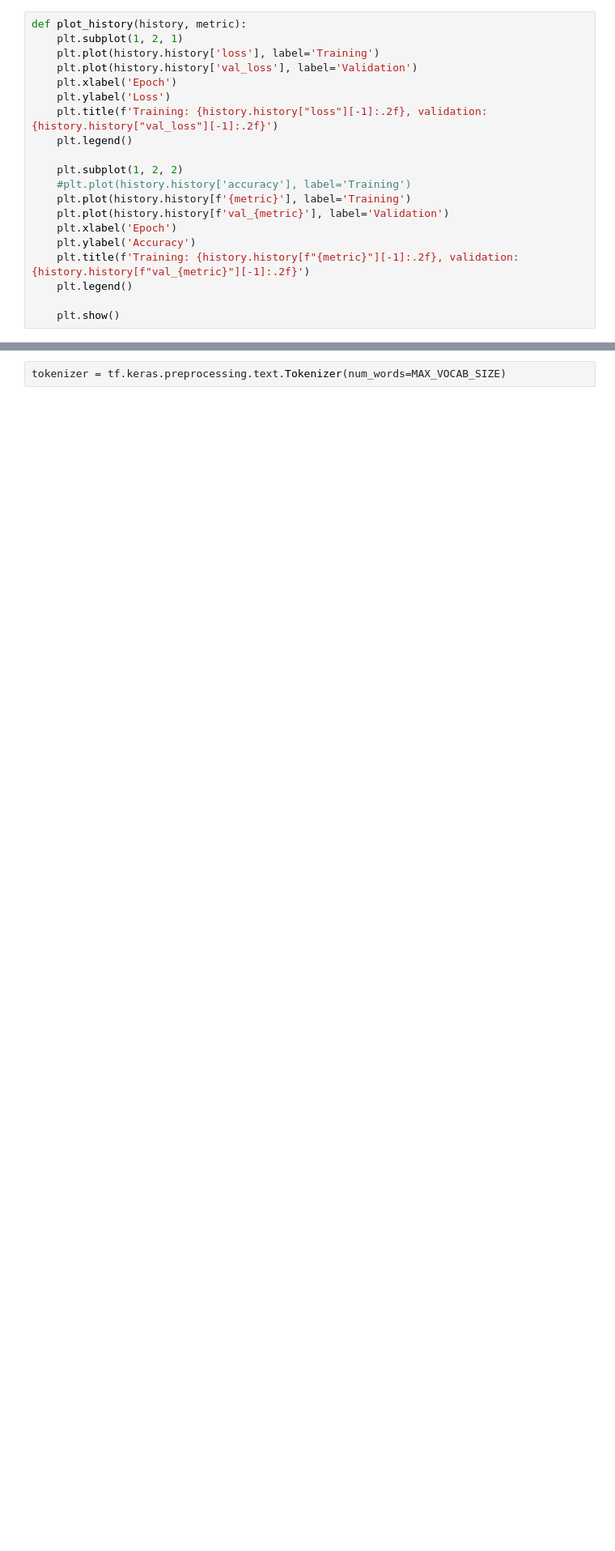
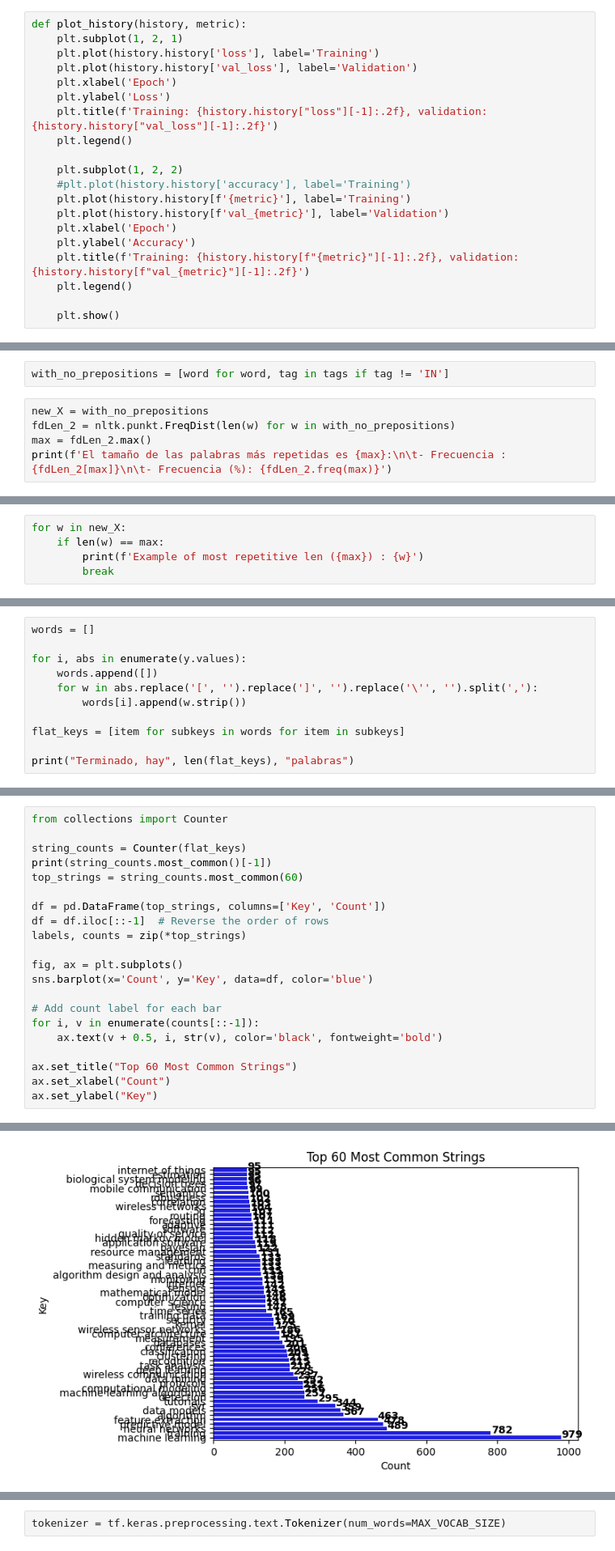
Before and after one commit to blitty-codes/AgentesInteligentes, a Jupyter notebook: neural/classificator.ipynb, the cells around one changed output, grey strips where cells are left out. Shown at 81% size. Saved outputs shown, nothing was run; the diff lists cells and outputs as text; blank space fills up the shorter version.

```diff
--- a/neural/classificator.ipynb
+++ b/neural/classificator.ipynb
@@ -264,0 +315,7 @@ words_df_under3
+# %%
+with_no_prepositions = [word for word, tag in tags if tag != 'IN']
+# %%
+new_X = with_no_prepositions
+fdLen_2 = nltk.punkt.FreqDist(len(w) for w in with_no_prepositions)
+max = fdLen_2.max()
+print(f'El tamaño de las palabras más repetidas es {max}:\n\t- Frecuencia : {fdLen_2[max]}\n\t- Frecuencia (%): {fdLen_2.freq(max)}')
@@ -264,0 +326,5 @@ words_df_under3
+# %%
+for w in new_X:
+    if len(w) == max:
+        print(f'Example of most repetitive len ({max}) : {w}')
+        break
@@ -264,0 +465,11 @@ words_df_under3
+# %%
+words = []
+
+for i, abs in enumerate(y.values):
+    words.append([])
+    for w in abs.replace('[', '').replace(']', '').replace('\'', '').split(','):
+        words[i].append(w.strip())
+
+flat_keys = [item for subkeys in words for item in subkeys]
+
+print("Terminado, hay", len(flat_keys), "palabras")
@@ -264,0 +480,22 @@ words_df_under3
+# %%
+from collections import Counter
+
+string_counts = Counter(flat_keys)
+print(string_counts.most_common()[-1])
+top_strings = string_counts.most_common(60)
+
+df = pd.DataFrame(top_strings, columns=['Key', 'Count'])
+df = df.iloc[::-1]  # Reverse the order of rows
+labels, counts = zip(*top_strings)
+
+fig, ax = plt.subplots()
+sns.barplot(x='Count', y='Key', data=df, color='blue')
+
+# Add count label for each bar
+for i, v in enumerate(counts[::-1]):
+    ax.text(v + 0.5, i, str(v), color='black', fontweight='bold')
+
+ax.set_title("Top 60 Most Common Strings")
+ax.set_xlabel("Count")
+ax.set_ylabel("Key")
+# %% [output]
@@ -264,0 +504 @@ words_df_under3
+[figure, added]
```
Also changed, not shown: parts of 246 cells of this notebook.
